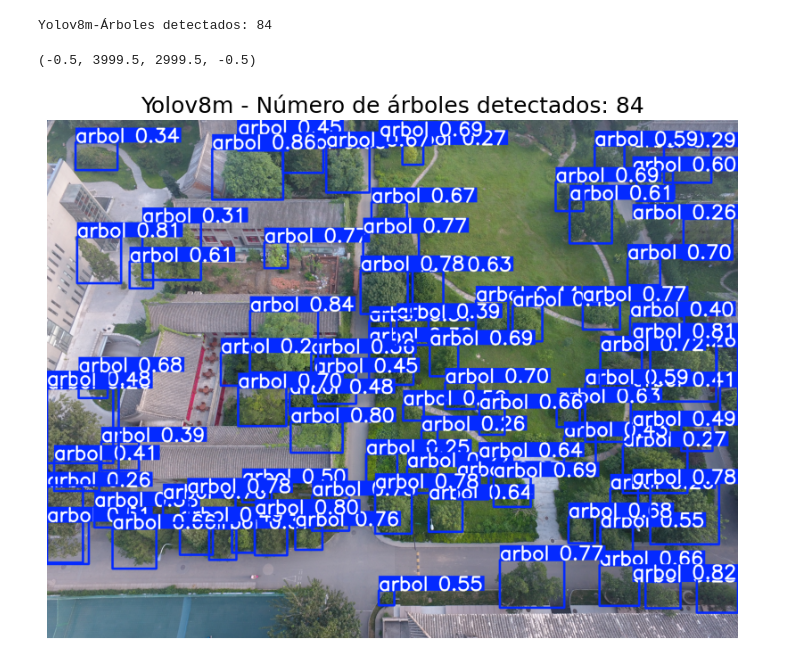
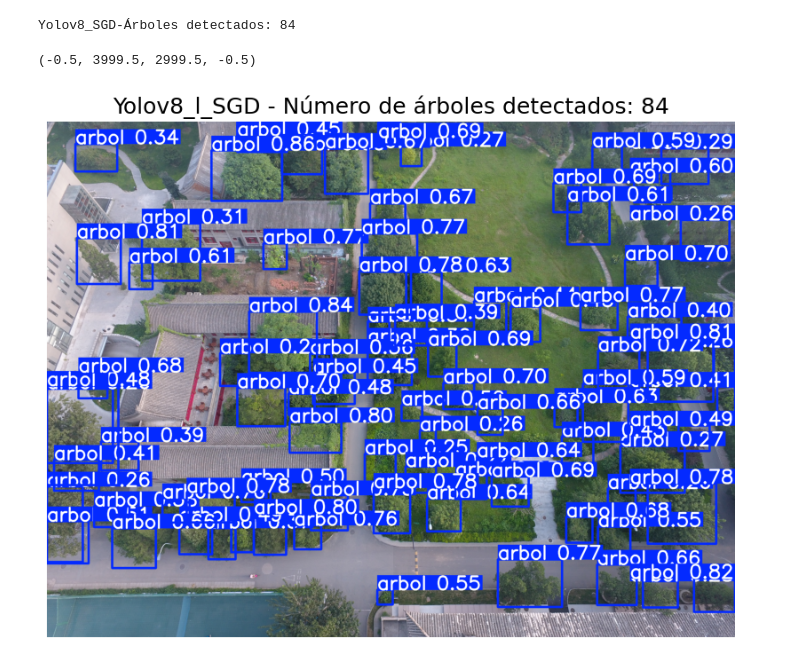
Before and after one commit to GariCoronel09/TIC-Conteo-Arboles-Loja, a Jupyter notebook: Fase_2_Ingenieria_del_Modelo/04-Pruebas_Dataset_Diferente/04-version_L_SGD.ipynb, the cells around one changed output. Cells and saved outputs as stored; diff of their text form; code cells hidden in the pictures.

```diff
--- a/Fase_2_Ingenieria_del_Modelo/04-Pruebas_Dataset_Diferente/04-version_L_SGD.ipynb
+++ b/Fase_2_Ingenieria_del_Modelo/04-Pruebas_Dataset_Diferente/04-version_L_SGD.ipynb
@@ -15,7 +15,7 @@ results = model(img_path, verbose=False)
 # %%
 # Conteo
 num_arboles = len(results[0].boxes)
-print("Yolov8m-Árboles detectados:", num_arboles)
+print("Yolov8_SGD-Árboles detectados:", num_arboles)
 
 # Imagen anotada con las cajas de YOLO
 annotated = results[0].plot()   # OJO: sin show=True
@@ -25,11 +25,11 @@ plt.figure(figsize=(10, 10))
 plt.imshow(cv2.cvtColor(annotated, cv2.COLOR_BGR2RGB))
 plt.axis("off")
 # %% [output]
-Yolov8m-Árboles detectados: 84
+Yolov8_SGD-Árboles detectados: 84
 (-0.5, 3999.5, 2999.5, -0.5)
 # %%
 # AQUÍ CAMBIAS EL TÍTULO
-plt.title(f"Yolov8m - Número de árboles detectados: {num_arboles}", fontsize=18)
+plt.title(f"Yolov8_l_SGD - Número de árboles detectados: {num_arboles}", fontsize=18)
 plt.show()
 # %% [output]
-[figure, old version]
+[figure, new version]
```
Also changed, not shown: 1 other file.
